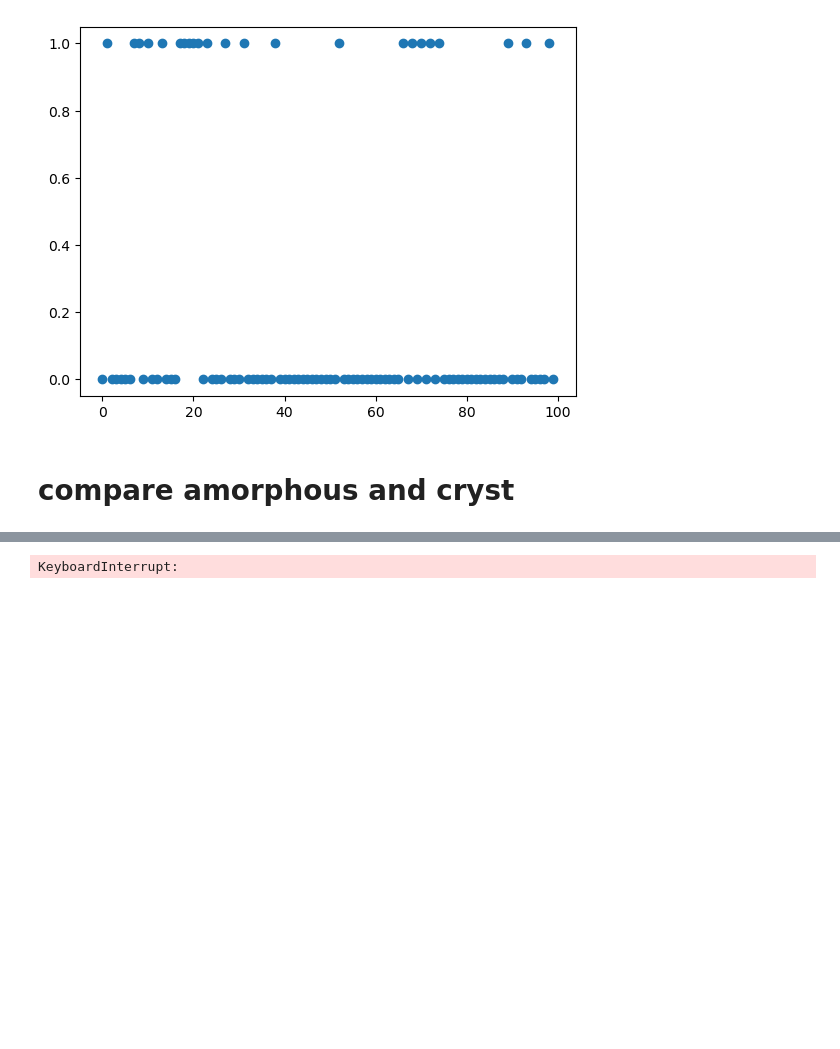
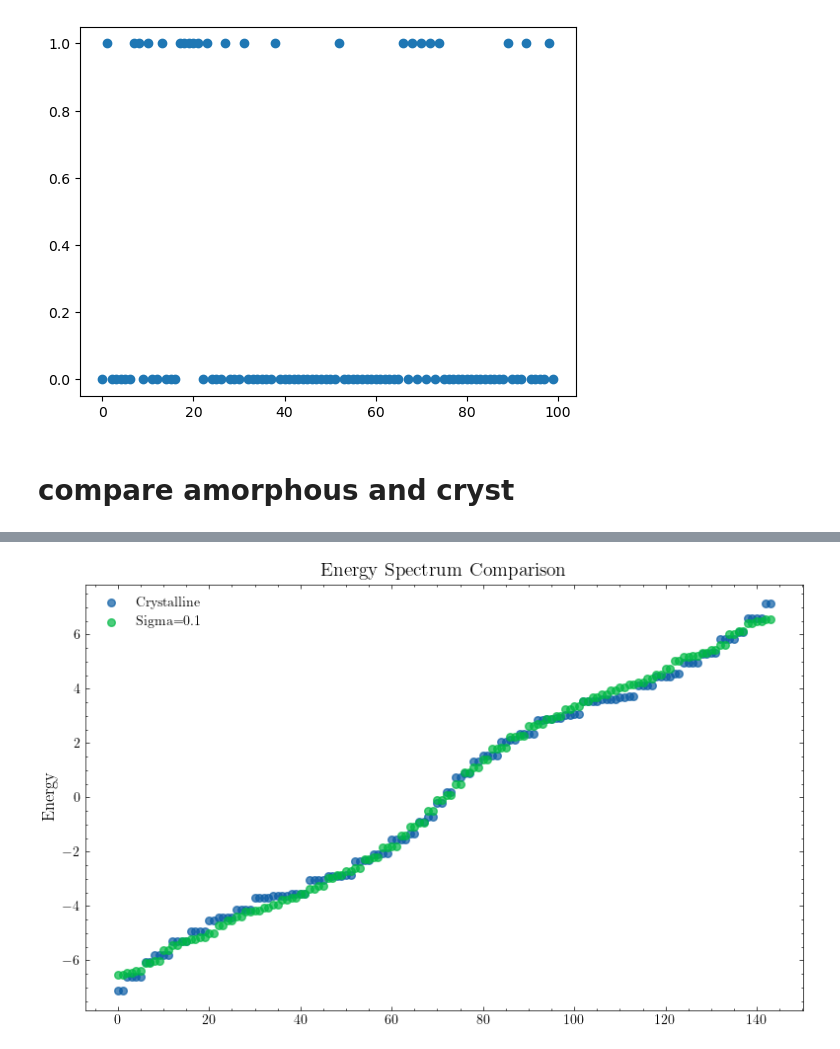
Before and after one commit to lauragoms/TAI-localizer, a Jupyter notebook: codes/clean.ipynb, the cells around one changed output, grey strips where cells are left out. Cells and saved outputs as stored; diff of their text form; code cells hidden in the pictures; blank space fills up the shorter version.

```diff
--- a/codes/clean.ipynb
+++ b/codes/clean.ipynb
@@ -497,15 +468,15 @@ kwant.plot(sys_cryst);
 # %%
 e_cryst, _ = la.eigh(ham_cryst)
 e_am, _ = la.eigh(ham_am)
-
+%matplotlib widget
 fig, ax = plt.subplots(figsize=(8, 5))
 ax.scatter(range(len(e_cryst)), np.sort(e_cryst), label='Crystalline', alpha=0.7, s=30)
-ax.scatter(range(len(e_am)), np.sort(e_am), label='Amorphous', alpha=0.7, s=30)
-ax.set_xlabel('Index', fontsize=12)
+ax.scatter(range(len(e_am)), np.sort(e_am), label=f'Sigma={p['dis_amorph']}', alpha=0.7, s=30)
+# ax.set_xlabel('Index', fontsize=12)
 ax.set_ylabel('Energy', fontsize=12)
 ax.set_title('Energy Spectrum Comparison', fontsize=14)
 ax.legend()
 plt.tight_layout()
 plt.show()
 # %% [output]
-KeyboardInterrupt:
+[figure, added]
```
Also changed, not shown: parts of 7 cells of this notebook, 44 other files.
